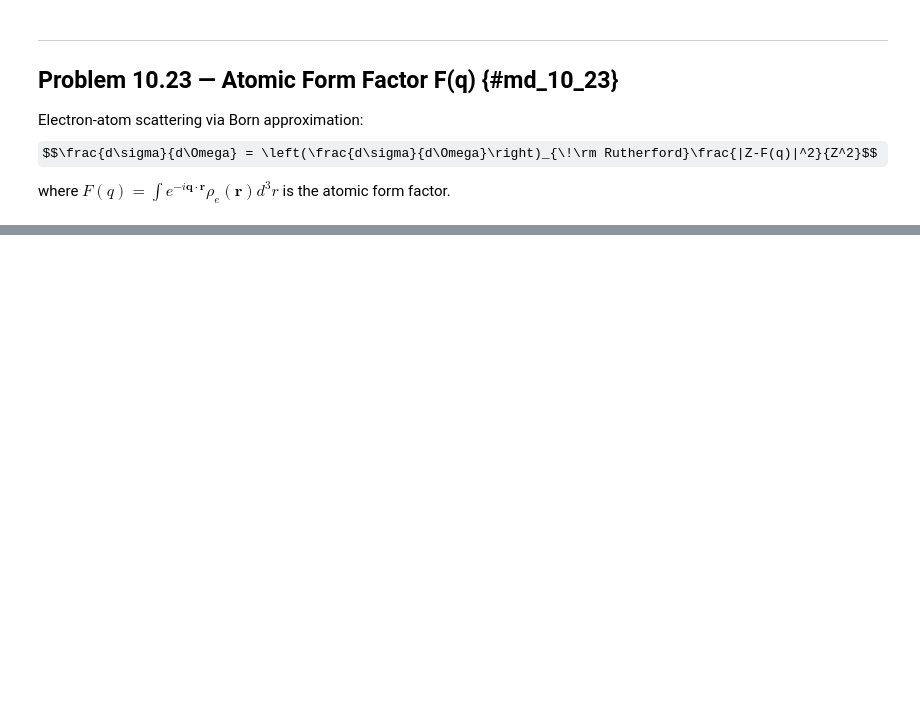
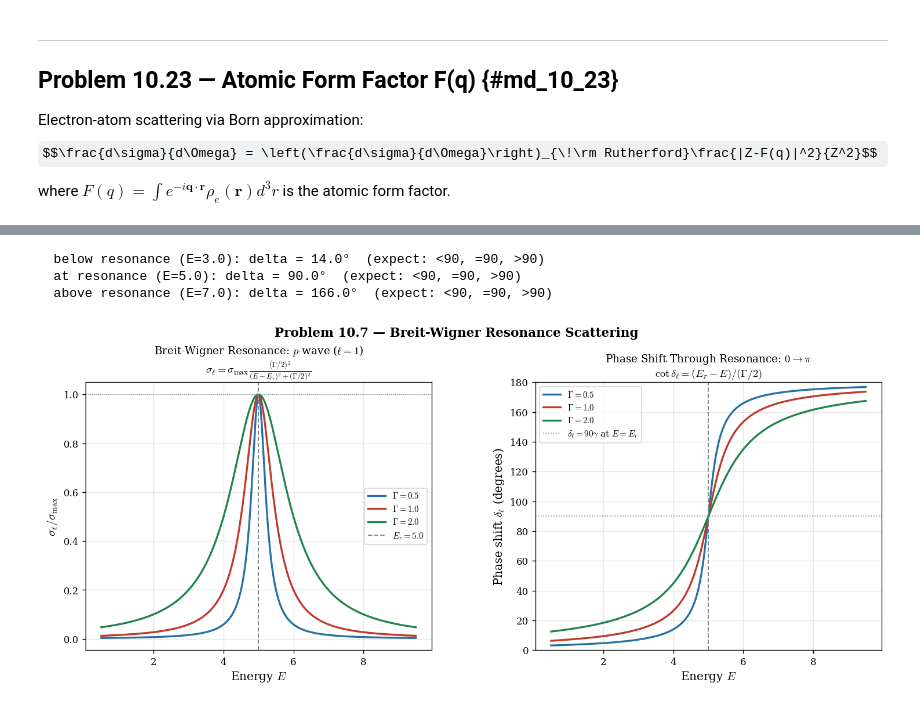
Before and after one commit to SeoulTechPSE/introduction_to_quantum_mechanics, a Jupyter notebook: ch10_visualizations.ipynb, the cells around one changed output, grey strips where cells are left out. Drawn from its saved outputs; the diff is of its cells as text; code cells hidden in the pictures; some formulas as TeX source; blank space fills up the shorter version.

```diff
--- a/ch10_visualizations.ipynb
+++ b/ch10_visualizations.ipynb
@@ -346,0 +357,53 @@ Fig 10.23 done.
+# %%
+# Problem 10.7: Breit-Wigner resonance lineshape
+# cot(delta_l) = (Er - E)/(Gamma/2)  => delta_l: 0 → pi/2 → pi as E increases
+
+fig, axes = plt.subplots(1, 2, figsize=(13, 5.0))
+plt.subplots_adjust(top=0.88, left=0.09, right=0.97, wspace=0.30)
+
+Er    = 5.0; k_r = 1.0; l_res = 1
+E_arr = np.linspace(0.5, 9.5, 500)
+Gammas = [0.5, 1.0, 2.0]; col_G = [BLUE, RED, GREEN]
+sigma_max = 4*np.pi*(2*l_res+1)/k_r**2
+
+# Left: σ_l vs E
+ax = axes[0]
+for Gam, c in zip(Gammas, col_G):
+    sigma_BW = sigma_max * (Gam/2)**2 / ((E_arr-Er)**2 + (Gam/2)**2)
+    ax.plot(E_arr, sigma_BW/sigma_max, color=c, lw=2, label=fr'$\Gamma={Gam}$')
+ax.axvline(Er, color=GRAY, ls='--', lw=1.2, label=fr'$E_r={Er}$')
+ax.axhline(1.0, color=GRAY, ls=':', lw=0.8)
+ax.set_xlabel('Energy $E$', labelpad=3)
+ax.set_ylabel(r'$\sigma_\ell / \sigma_{\rm max}$')
+ax.set_title(r'Breit-Wigner Resonance: $p$-wave ($\ell=1$)' + '\n'
+             r'$\sigma_\ell = \sigma_{\rm max}\,\frac{(\Gamma/2)^2}{(E-E_r)^2+(\Gamma/2)^2}$',
+             fontsize=11)
+ax.legend(fontsize=9); ax.grid(True, alpha=0.3)
+
+# Right: phase shift through resonance (0 → π)
+ax2 = axes[1]
+for Gam, c in zip(Gammas, col_G):
+    cot_delta = (Er - E_arr) / (Gam/2)
+    delta_BW  = np.pi/2 - np.arctan(cot_delta)
+    ax2.plot(E_arr, np.degrees(delta_BW), color=c, lw=2, label=fr'$\Gamma={Gam}$')
+ax2.axvline(Er, color=GRAY, ls='--', lw=1.2)
+ax2.axhline(90, color=GRAY, ls=':', lw=1.0, label=r'$\delta_\ell=90°$ at $E=E_r$')
+ax2.set_xlabel('Energy $E$', labelpad=3)
+ax2.set_ylabel(r'Phase shift $\delta_\ell$ (degrees)')
+ax2.set_title(r'Phase Shift Through Resonance: $0\to\pi$' + '\n'
+              r'$\cot\delta_\ell = (E_r-E)/(\Gamma/2)$', fontsize=11)
+ax2.legend(fontsize=9); ax2.grid(True, alpha=0.3); ax2.set_ylim(0, 180)
+
+# Physics check
+for E_chk, label in [(3.0,'below'), (5.0,'at'), (7.0,'above')]:
+    d = np.degrees(np.pi/2 - np.arctan((Er-E_chk)/(Gammas[1]/2)))
+    print(f'  {label} resonance (E={E_chk}): delta = {d:.1f}°  (expect: <90, =90, >90)')
+
+plt.suptitle('Problem 10.7 — Breit-Wigner Resonance Scattering',
+             fontsize=13, fontweight='bold', y=1.04)
+figures.append((fig, 'fig_10_7.png')); plt.show()
+# %% [output]
+  below resonance (E=3.0): delta = 14.0°  (expect: <90, =90, >90)
+  at resonance (E=5.0): delta = 90.0°  (expect: <90, =90, >90)
+  above resonance (E=7.0): delta = 166.0°  (expect: <90, =90, >90)
+[figure, added]
```
Also changed, not shown: parts of 8 cells of this notebook.
